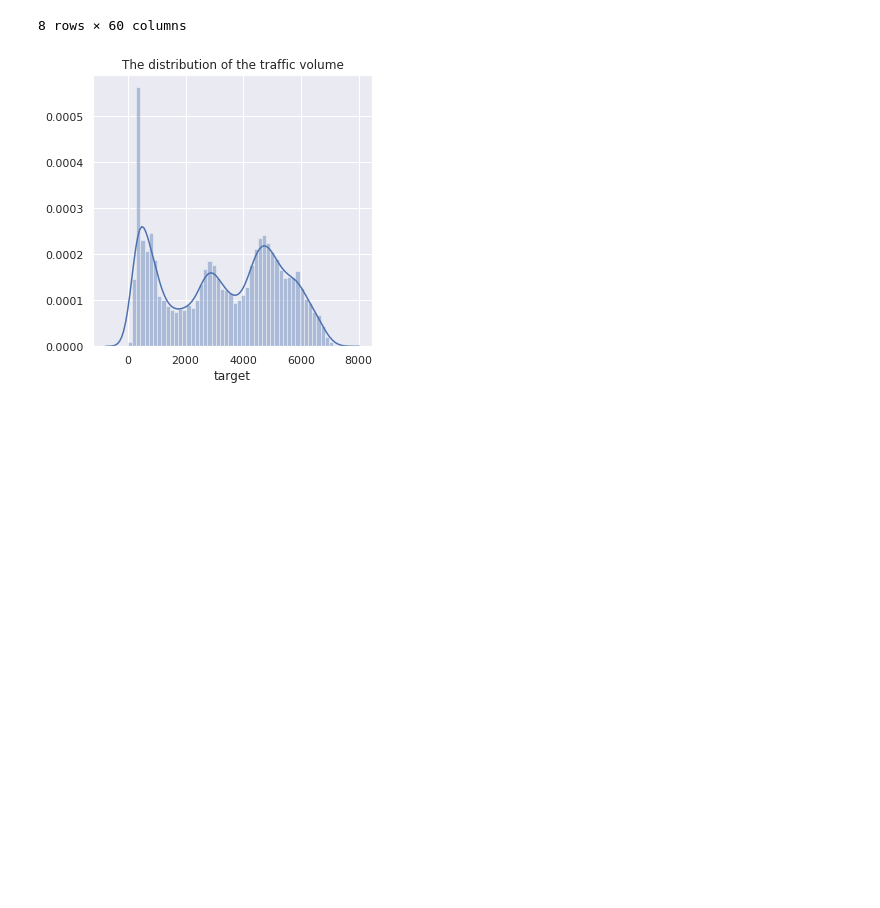
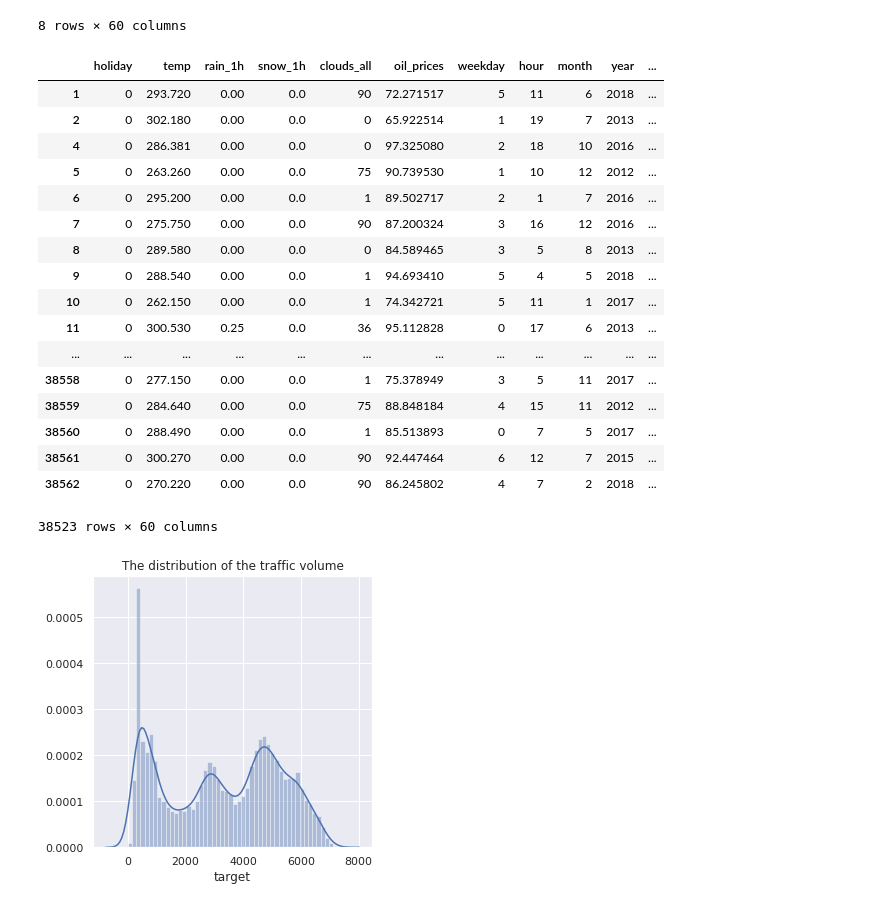
Before and after one commit to pierre6398/caravan, a Jupyter notebook: starting_kit/README_{Ouassim-Mohamed}.ipynb, the cells around one changed output. Cells and saved outputs as stored; diff of their text form; code cells hidden in the pictures; blank space fills up the shorter version.

```diff
--- a/starting_kit/README_{Ouassim-Mohamed}.ipynb
+++ b/starting_kit/README_{Ouassim-Mohamed}.ipynb
@@ -122,6 +123,35 @@ data.describe()
 | 75% | 0.000000 | 291.790000 | 0.000000 | 0.000000 | 90.000000 | 86.771668 | 5.000000 | 17.000000 | 9.000000 | 2017.000000 | ... |
 | max | 1.000000 | 310.070000 | 9831.300000 | 0.510000 | 100.000000 | 128.465356 | 6.000000 | 23.000000 | 12.000000 | 2018.000000 | ... |
 8 rows × 60 columns
+# %%
+def supp(data):
+    df = data
+    percentile = np.percentile(df, 95, axis=0)
+    for i,p in enumerate(percentile):
+        if p==0:
+             df = df.drop(i)
+    return df
+
+supp(data)
+# %% [output]
+|  | holiday | temp | rain_1h | snow_1h | clouds_all | oil_prices | weekday | hour | month | year | ... |
+| 1 | 0 | 293.720 | 0.00 | 0.0 | 90 | 72.271517 | 5 | 11 | 6 | 2018 | ... |
+| 2 | 0 | 302.180 | 0.00 | 0.0 | 0 | 65.922514 | 1 | 19 | 7 | 2013 | ... |
+| 4 | 0 | 286.381 | 0.00 | 0.0 | 0 | 97.325080 | 2 | 18 | 10 | 2016 | ... |
+| 5 | 0 | 263.260 | 0.00 | 0.0 | 75 | 90.739530 | 1 | 10 | 12 | 2012 | ... |
+| 6 | 0 | 295.200 | 0.00 | 0.0 | 1 | 89.502717 | 2 | 1 | 7 | 2016 | ... |
+| 7 | 0 | 275.750 | 0.00 | 0.0 | 90 | 87.200324 | 3 | 16 | 12 | 2016 | ... |
+| 8 | 0 | 289.580 | 0.00 | 0.0 | 0 | 84.589465 | 3 | 5 | 8 | 2013 | ... |
+| 9 | 0 | 288.540 | 0.00 | 0.0 | 1 | 94.693410 | 5 | 4 | 5 | 2018 | ... |
+| 10 | 0 | 262.150 | 0.00 | 0.0 | 1 | 74.342721 | 5 | 11 | 1 | 2017 | ... |
+| 11 | 0 | 300.530 | 0.25 | 0.0 | 36 | 95.112828 | 0 | 17 | 6 | 2013 | ... |
+| ... | ... | ... | ... | ... | ... | ... | ... | ... | ... | ... | ... |
+| 38558 | 0 | 277.150 | 0.00 | 0.0 | 1 | 75.378949 | 3 | 5 | 11 | 2017 | ... |
+| 38559 | 0 | 284.640 | 0.00 | 0.0 | 75 | 88.848184 | 4 | 15 | 11 | 2012 | ... |
+| 38560 | 0 | 288.490 | 0.00 | 0.0 | 1 | 85.513893 | 0 | 7 | 5 | 2017 | ... |
+| 38561 | 0 | 300.270 | 0.00 | 0.0 | 90 | 92.447464 | 6 | 12 | 7 | 2015 | ... |
+| 38562 | 0 | 270.220 | 0.00 | 0.0 | 90 | 86.245802 | 4 | 7 | 2 | 2018 | ... |
+38523 rows × 60 columns
 # %%
 plt.figure(figsize = (5,5))
 sns.distplot(data['target'], bins=50)
```
Also changed, not shown: parts of 16 cells of this notebook.
